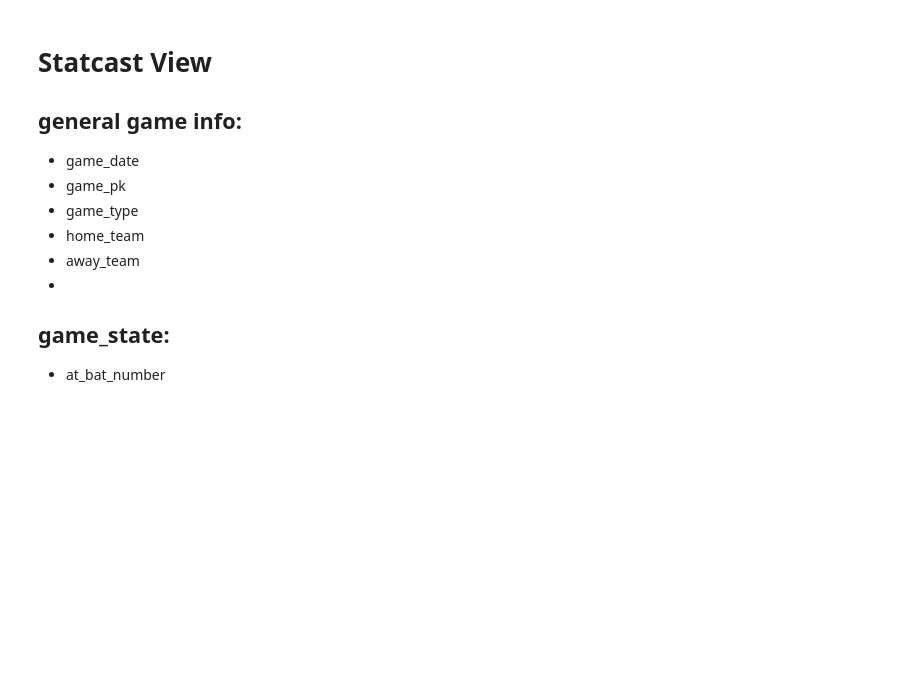
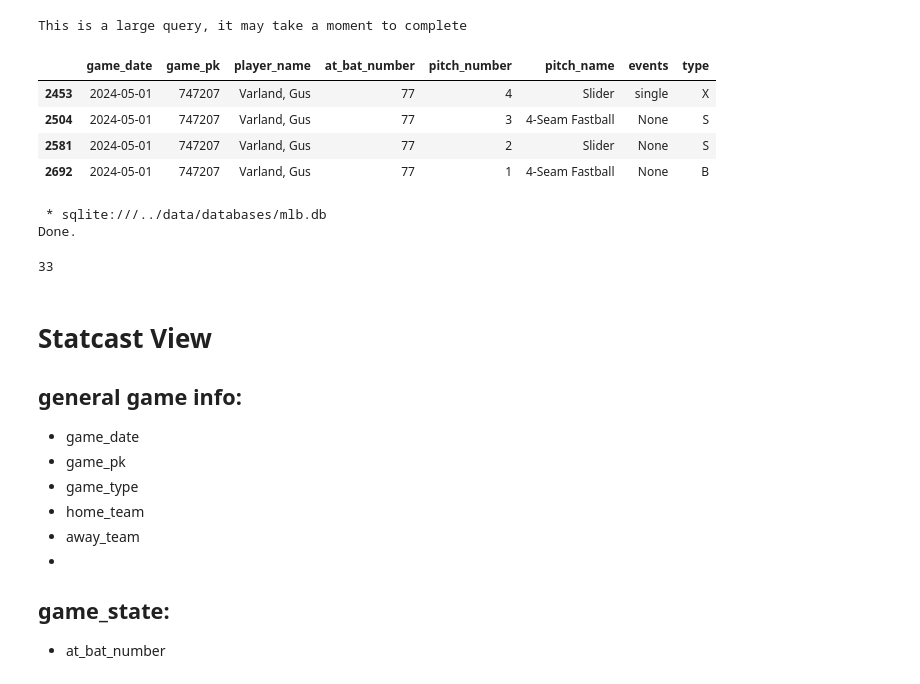
Before and after one commit to reecetec/mlb_simulator, a Jupyter notebook: notebooks/1.0-initial-data-exploration.ipynb, the cells around one changed output. Saved outputs shown, nothing was run; the diff lists cells and outputs as text; code cells hidden in the pictures; blank space fills up the shorter version.

```diff
--- a/notebooks/1.0-initial-data-exploration.ipynb
+++ b/notebooks/1.0-initial-data-exploration.ipynb
@@ -14,3 +28,24 @@ import torch.optim as optim
+# %%
+may1 = statcast('2024-05-01','2024-05-01')
+# %% [output]
+This is a large query, it may take a moment to complete
+# %%
+may1[(may1['player_name'] == 'Varland, Gus') & (may1['at_bat_number'] == 77)][['game_date', 'game_pk', 'player_name','at_bat_number','pitch_number','pitch_name','events','type']]
+# %% [output]
+|  | game_date | game_pk | player_name | at_bat_number | pitch_number | pitch_name | events | type |
+| 2453 | 2024-05-01 | 747207 | Varland, Gus | 77 | 4 | Slider | single | X |
+| 2504 | 2024-05-01 | 747207 | Varland, Gus | 77 | 3 | 4-Seam Fastball | None | S |
+| 2581 | 2024-05-01 | 747207 | Varland, Gus | 77 | 2 | Slider | None | S |
+| 2692 | 2024-05-01 | 747207 | Varland, Gus | 77 | 1 | 4-Seam Fastball | None | B |
+# %%
+df=  %sql select game_pk, game_date, player_name, at_bat_number, pitch_number from Statcast where date(game_date) = '2024-05-01' and player_name = 'Varland, Gus'
+# %% [output]
+ * sqlite:///../data/databases/mlb.db
+Done.
+# %%
+len(df)
+# %% [output]
+33
 # %% [markdown]
 # Statcast View
 ## general game info:
```
Also changed, not shown: parts of 2 cells of this notebook, 2 other files.
